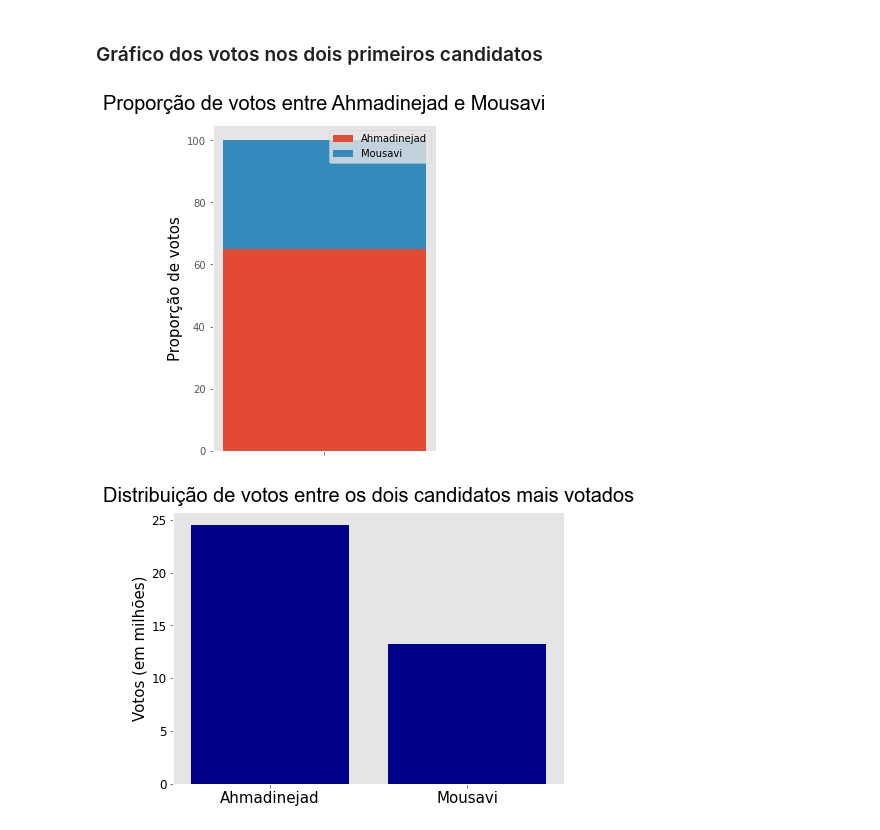
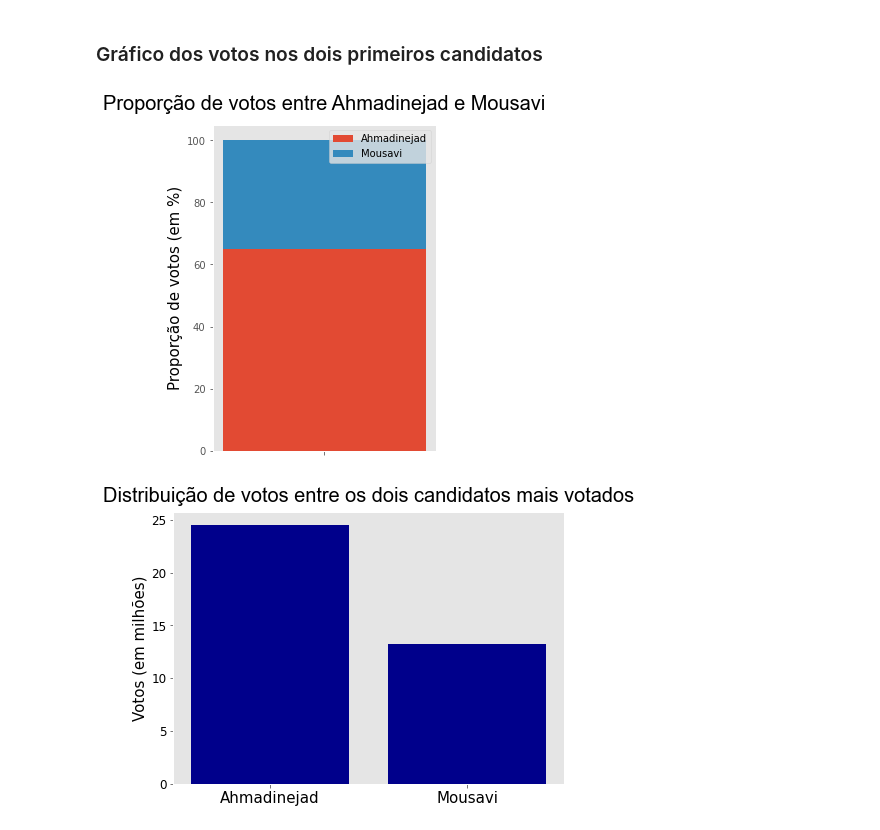
Before and after one commit to henrique-cervantes/Berford-Iran, a Jupyter notebook: Benford's_law_Iran.ipynb, the cells around one changed output. Drawn from its saved outputs; the diff is of its cells as text; code cells hidden in the pictures.

```diff
--- a/Benford's_law_Iran.ipynb
+++ b/Benford's_law_Iran.ipynb
@@ -74,28 +73,28 @@ sum(votot_ahmadinejad_mousavi['Total de votos'])
 # %%
 candidatos = ['']
 
 prop_ah = votot_ahmadinejad_mousavi.loc[0, 'Total de votos'] * 100 / votot_ahmadinejad_mousavi['Total de votos'].sum()
 prop_mou = votot_ahmadinejad_mousavi.loc[1, 'Total de votos'] * 100 / votot_ahmadinejad_mousavi['Total de votos'].sum()
 
 figure, ay = plt.subplots(figsize = (4, 6))
 
 plt.style.use('ggplot')
 
 ay.bar(candidatos, prop_ah, label='Ahmadinejad')
 
 ay.bar(candidatos, prop_mou, bottom = prop_ah, label='Mousavi')
 
-ay.set_ylabel('Proporção de votos', color = 'black', size = 15)
+ay.set_ylabel('Proporção de votos (em %)', color = 'black', size = 15)
 
 ay.set_title('Proporção de votos entre Ahmadinejad e Mousavi', pad = 15, size = 20, **{'fontname':'Arial'})
 
 ay.grid(None)
 
 ay.legend()
 
 plt.show()
 # %% [output]
-[figure, old version]
+[figure, new version]
 # %%
 figure, az = plt.subplots(figsize = (7, 5))
 
```
Also changed, not shown: parts of 10 cells of this notebook.
